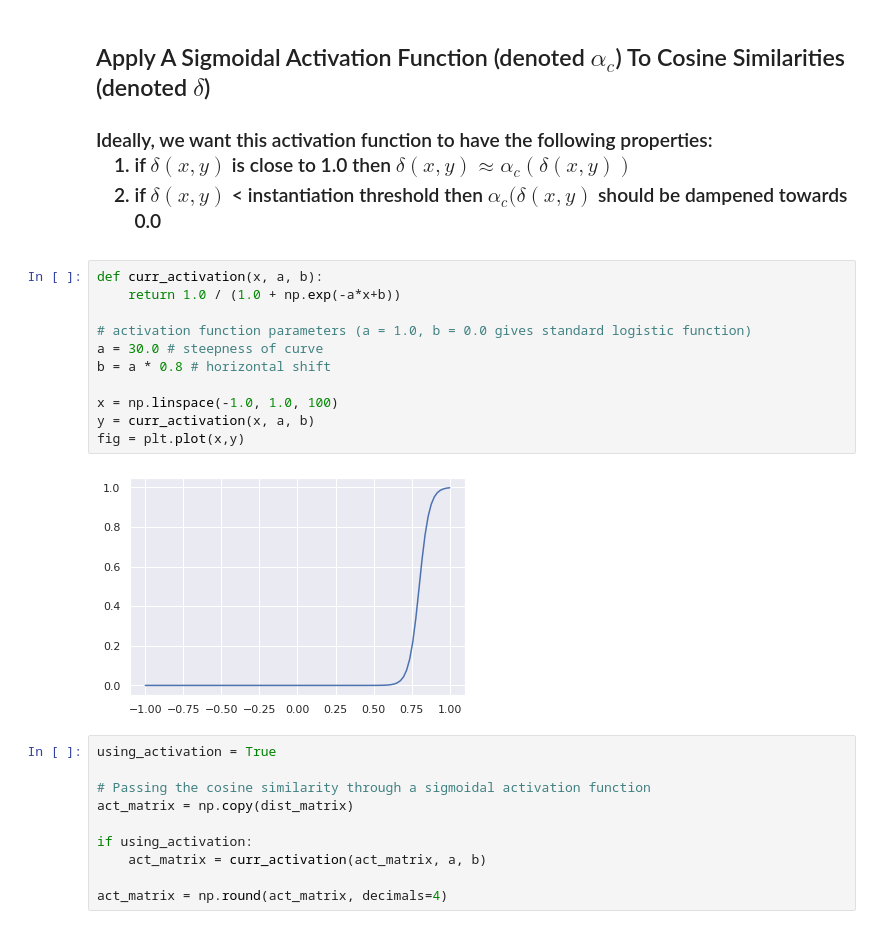
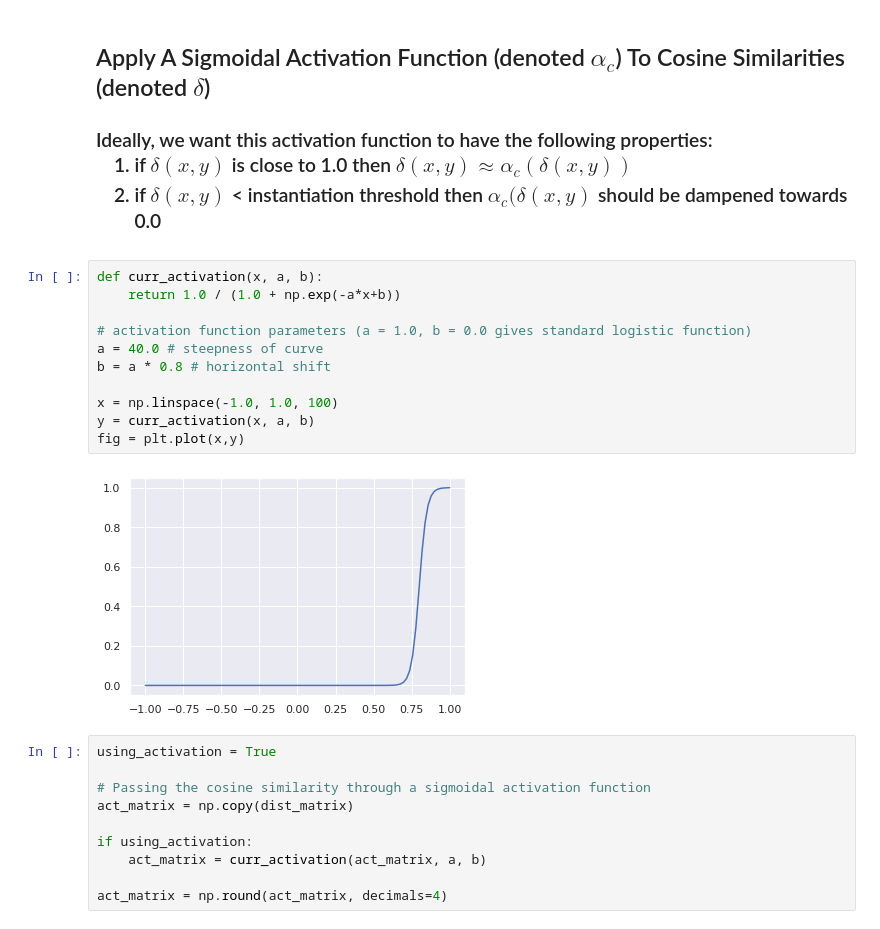
Before and after one commit to skugele/polyomino-imagery-env, a Jupyter notebook: notebooks/poly-learn.ipynb, the cells around one changed output. Cells and saved outputs as stored; diff of their text form.

```diff
--- a/notebooks/poly-learn.ipynb
+++ b/notebooks/poly-learn.ipynb
@@ -621,16 +785,16 @@ Ideally, we want this activation function to have the following properties:
 # %%
 def curr_activation(x, a, b):
     return 1.0 / (1.0 + np.exp(-a*x+b))
 
 # activation function parameters (a = 1.0, b = 0.0 gives standard logistic function)
-a = 30.0 # steepness of curve
+a = 40.0 # steepness of curve
 b = a * 0.8 # horizontal shift
 
 x = np.linspace(-1.0, 1.0, 100)
 y = curr_activation(x, a, b)
 fig = plt.plot(x,y)
 # %% [output]
-[figure, old version]
+[figure, new version]
 # %%
 using_activation = True
 
```
Also changed, not shown: parts of 41 cells of this notebook, 3 other files.
